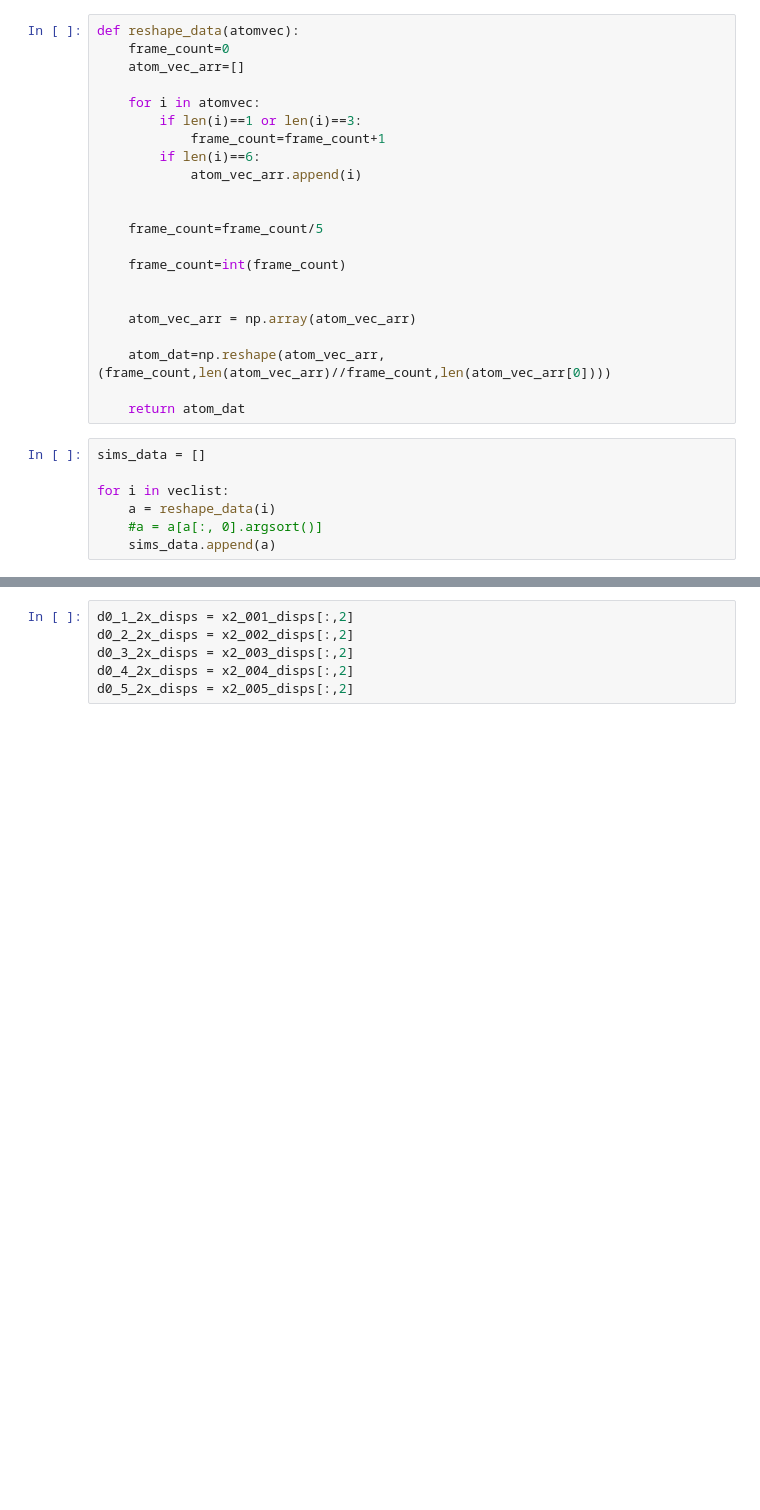
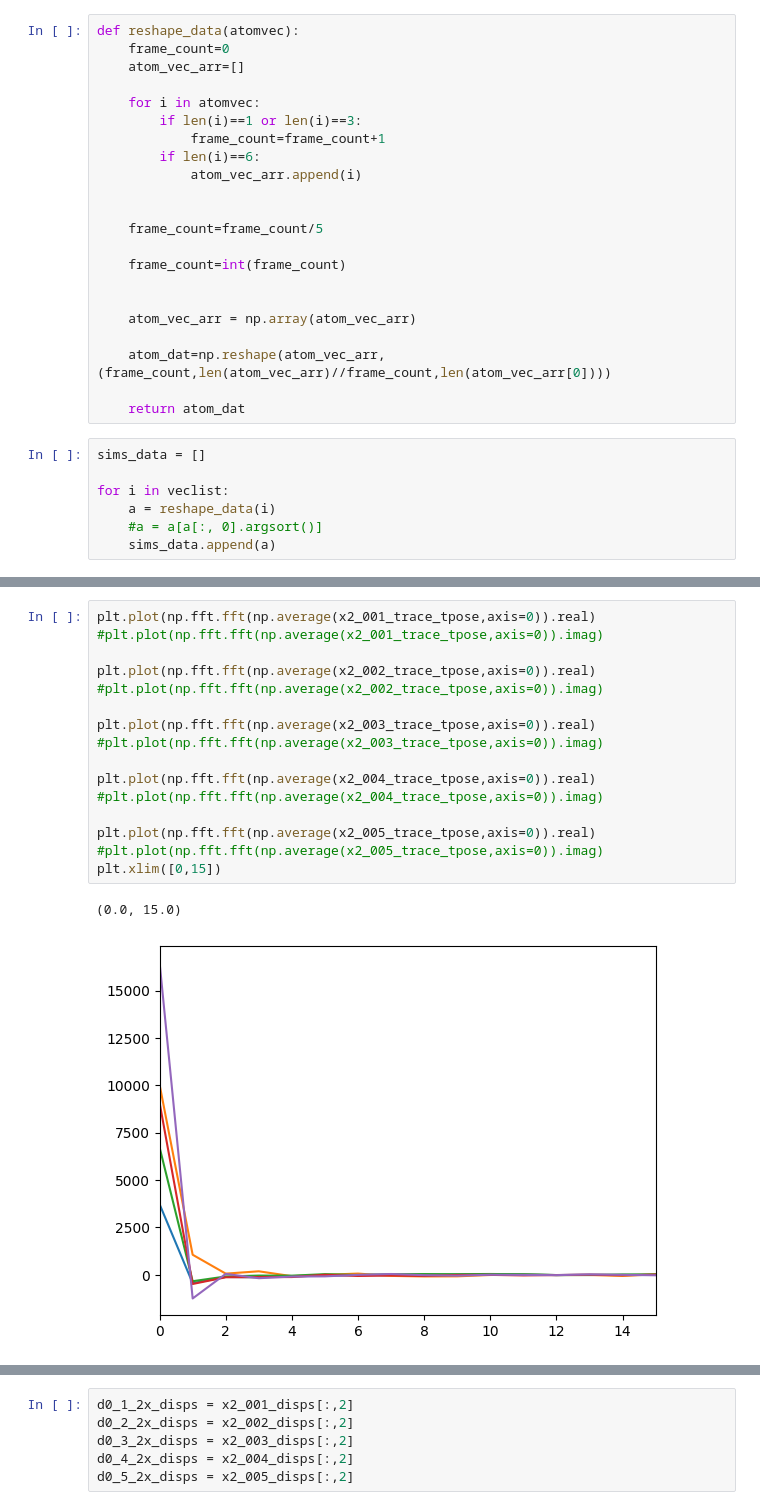
Before and after one commit to Ata-gith/Ata-gith, a Jupyter notebook: dispanalyze.ipynb, the cells around one changed output, grey strips where cells are left out. Cells and saved outputs as stored; diff of their text form; blank space fills up the shorter version.

```diff
--- a/dispanalyze.ipynb
+++ b/dispanalyze.ipynb
@@ -85,0 +144,19 @@ print(x2_001_disps[:,2])
+# %%
+plt.plot(np.fft.fft(np.average(x2_001_trace_tpose,axis=0)).real)
+#plt.plot(np.fft.fft(np.average(x2_001_trace_tpose,axis=0)).imag)
+
+plt.plot(np.fft.fft(np.average(x2_002_trace_tpose,axis=0)).real)
+#plt.plot(np.fft.fft(np.average(x2_002_trace_tpose,axis=0)).imag)
+
+plt.plot(np.fft.fft(np.average(x2_003_trace_tpose,axis=0)).real)
+#plt.plot(np.fft.fft(np.average(x2_003_trace_tpose,axis=0)).imag)
+
+plt.plot(np.fft.fft(np.average(x2_004_trace_tpose,axis=0)).real)
+#plt.plot(np.fft.fft(np.average(x2_004_trace_tpose,axis=0)).imag)
+
+plt.plot(np.fft.fft(np.average(x2_005_trace_tpose,axis=0)).real)
+#plt.plot(np.fft.fft(np.average(x2_005_trace_tpose,axis=0)).imag)
+plt.xlim([0,15])
+# %% [output]
+(0.0, 15.0)
+[figure, added]
```
Also changed, not shown: parts of 25 cells of this notebook.
